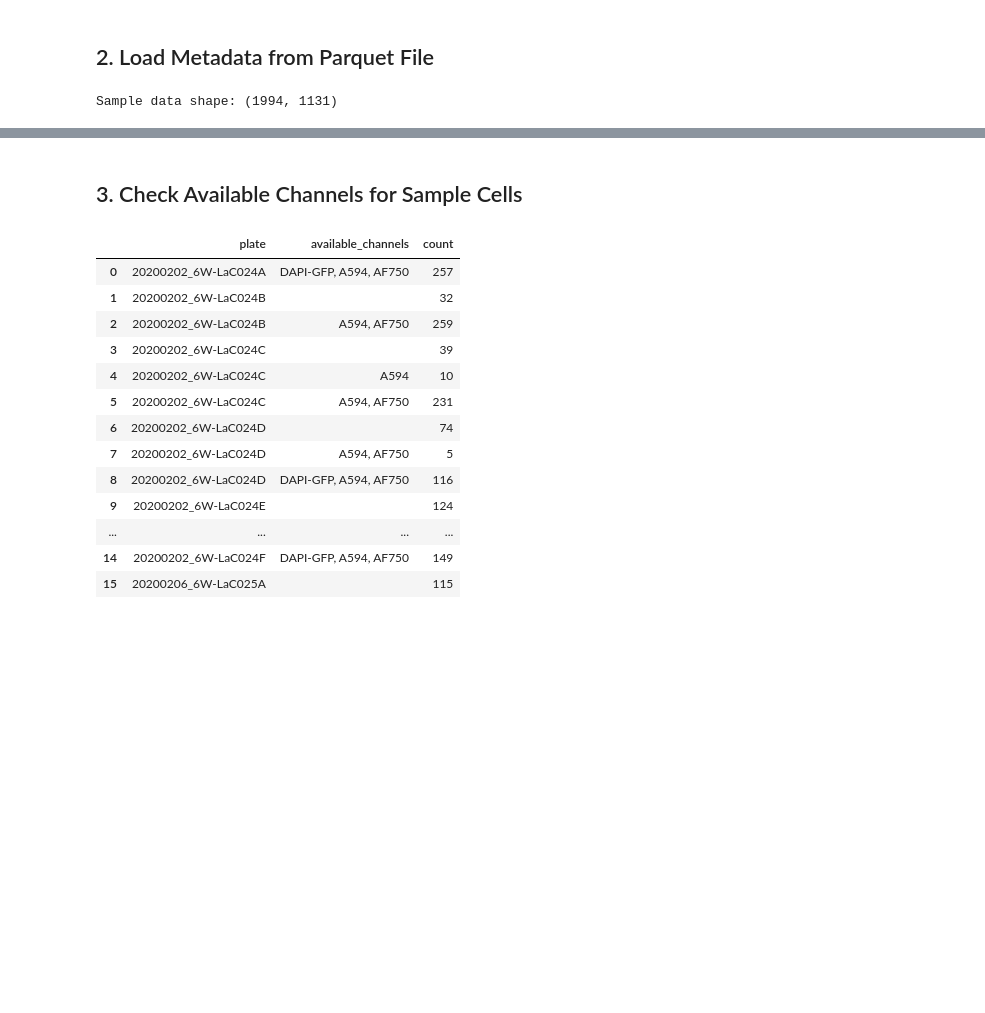
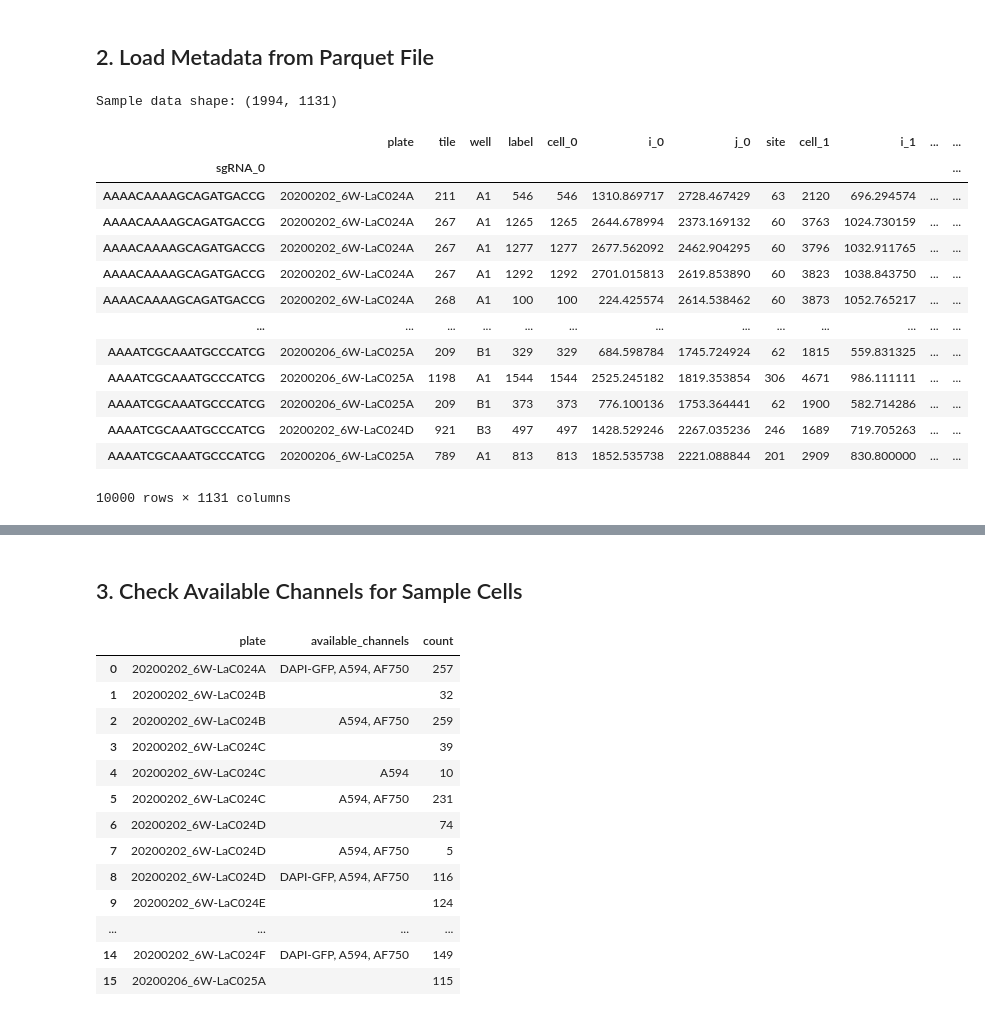
Before and after one commit to njwfish/DistributionEmbeddings, a Jupyter notebook: notebooks/ops.ipynb, the cells around one changed output, grey strips where cells are left out. Saved outputs shown, nothing was run; the diff lists cells and outputs as text; code cells hidden in the pictures; blank space fills up the shorter version.

```diff
--- a/notebooks/ops.ipynb
+++ b/notebooks/ops.ipynb
@@ -50,3 +54,26 @@ df_sample = df.head(10_000)  # Just take 100 rows for testing
 print(f"Sample data shape: {df_sample.shape}")
 # %% [output]
 Sample data shape: (1994, 1131)
+# %%
+import pyarrow.parquet as pq
+table = pq.read_table('../data/ops/interphase-reclassified_cp_phenotype_normalized.parquet')
+# %%
+small_table = table.slice(0, 10_000)
+df = small_table.to_pandas()
+# %%
+df
+# %% [output]
+|  | plate | tile | well | label | cell_0 | i_0 | j_0 | site | cell_1 | i_1 | ... | ... |
+| sgRNA_0 |  |  |  |  |  |  |  |  |  |  |  | ... |
+| AAAACAAAAGCAGATGACCG | 20200202_6W-LaC024A | 211 | A1 | 546 | 546 | 1310.869717 | 2728.467429 | 63 | 2120 | 696.294574 | ... | ... |
+| AAAACAAAAGCAGATGACCG | 20200202_6W-LaC024A | 267 | A1 | 1265 | 1265 | 2644.678994 | 2373.169132 | 60 | 3763 | 1024.730159 | ... | ... |
+| AAAACAAAAGCAGATGACCG | 20200202_6W-LaC024A | 267 | A1 | 1277 | 1277 | 2677.562092 | 2462.904295 | 60 | 3796 | 1032.911765 | ... | ... |
+| AAAACAAAAGCAGATGACCG | 20200202_6W-LaC024A | 267 | A1 | 1292 | 1292 | 2701.015813 | 2619.853890 | 60 | 3823 | 1038.843750 | ... | ... |
+| AAAACAAAAGCAGATGACCG | 20200202_6W-LaC024A | 268 | A1 | 100 | 100 | 224.425574 | 2614.538462 | 60 | 3873 | 1052.765217 | ... | ... |
+| ... | ... | ... | ... | ... | ... | ... | ... | ... | ... | ... | ... | ... |
+| AAAATCGCAAATGCCCATCG | 20200206_6W-LaC025A | 209 | B1 | 329 | 329 | 684.598784 | 1745.724924 | 62 | 1815 | 559.831325 | ... | ... |
+| AAAATCGCAAATGCCCATCG | 20200206_6W-LaC025A | 1198 | A1 | 1544 | 1544 | 2525.245182 | 1819.353854 | 306 | 4671 | 986.111111 | ... | ... |
+| AAAATCGCAAATGCCCATCG | 20200206_6W-LaC025A | 209 | B1 | 373 | 373 | 776.100136 | 1753.364441 | 62 | 1900 | 582.714286 | ... | ... |
+| AAAATCGCAAATGCCCATCG | 20200202_6W-LaC024D | 921 | B3 | 497 | 497 | 1428.529246 | 2267.035236 | 246 | 1689 | 719.705263 | ... | ... |
+| AAAATCGCAAATGCCCATCG | 20200206_6W-LaC025A | 789 | A1 | 813 | 813 | 1852.535738 | 2221.088844 | 201 | 2909 | 830.800000 | ... | ... |
+10000 rows × 1131 columns
```
Also changed, not shown: parts of 3 cells of this notebook, 1 other file.
